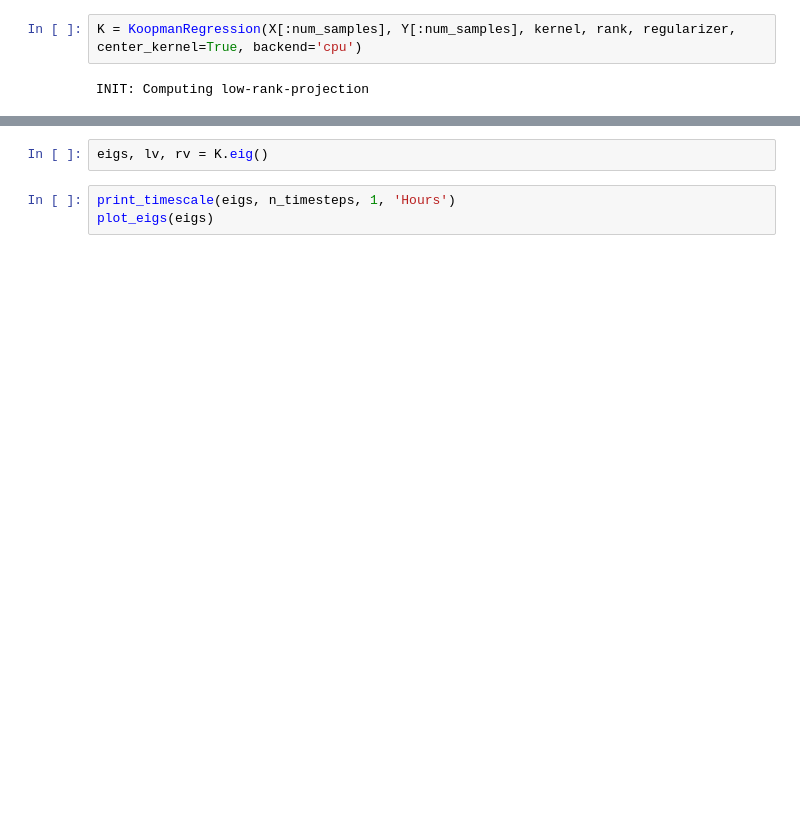
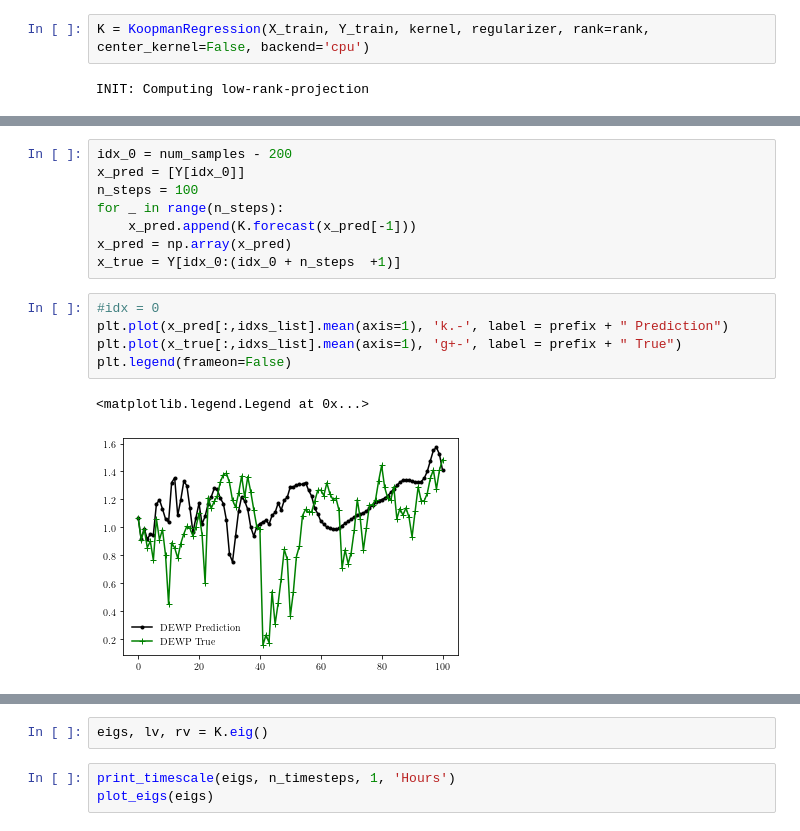
Before and after one commit to Machine-Learning-Dynamical-Systems/kooplearn, a Jupyter notebook: examples/Beijing_air_quality/analysis.ipynb, the cells around one changed output, grey strips where cells are left out. Saved outputs shown, nothing was run; the diff lists cells and outputs as text; blank space fills up the shorter version.

```diff
--- a/examples/Beijing_air_quality/analysis.ipynb
+++ b/examples/Beijing_air_quality/analysis.ipynb
@@ -120,4 +122,4 @@ num_samples = 2000
 # %%
-K = KoopmanRegression(X[:num_samples], Y[:num_samples], kernel, rank, regularizer, center_kernel=True, backend='cpu')
+K = KoopmanRegression(X_train, Y_train, kernel, regularizer, rank=rank, center_kernel=False, backend='cpu')
 # %% [output]
 INIT: Computing low-rank-projection
@@ -136,0 +158,16 @@ plt.axhline(y=np.log(regularizer))
+# %%
+idx_0 = num_samples - 200
+x_pred = [Y[idx_0]]
+n_steps = 100
+for _ in range(n_steps):
+    x_pred.append(K.forecast(x_pred[-1]))
+x_pred = np.array(x_pred)
+x_true = Y[idx_0:(idx_0 + n_steps  +1)]
+# %%
+#idx = 0
+plt.plot(x_pred[:,idxs_list].mean(axis=1), 'k.-', label = prefix + " Prediction")
+plt.plot(x_true[:,idxs_list].mean(axis=1), 'g+-', label = prefix + " True")
+plt.legend(frameon=False)
+# %% [output]
+<matplotlib.legend.Legend at 0x...>
+[figure, added]
```
Also changed, not shown: parts of 13 cells of this notebook, 2 other files.
